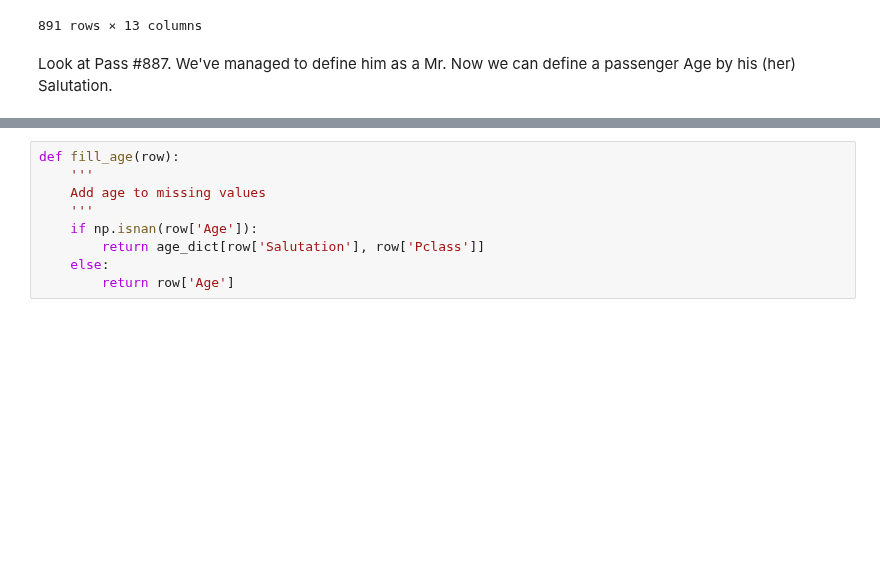
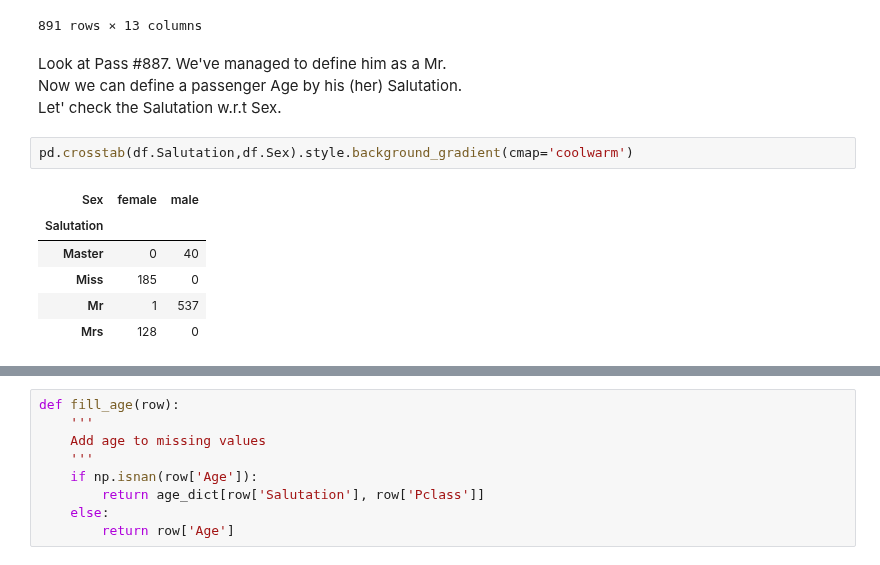
Before and after one commit to IgorBeHolder/Netology, a Jupyter notebook: Titanic.ipynb, the cells around one changed output, grey strips where cells are left out. Drawn from its saved outputs; the diff is of its cells as text; blank space fills up the shorter version.

```diff
--- a/Titanic.ipynb
+++ b/Titanic.ipynb
@@ -205,3 +213,13 @@ df
 # %% [markdown]
 Look at Pass #887. We've managed to define him as a Mr.
 Now we can define a passenger Age by his (her) Salutation.
+Let' check the Salutation w.r.t Sex.
+# %%
+pd.crosstab(df.Salutation,df.Sex).style.background_gradient(cmap='coolwarm')
+# %% [output]
+| Sex | female | male |
+| Salutation |  |  |
+| Master | 0 | 40 |
+| Miss | 185 | 0 |
+| Mr | 1 | 537 |
+| Mrs | 128 | 0 |
```
Also changed, not shown: parts of 90 cells of this notebook, 1 other file.
